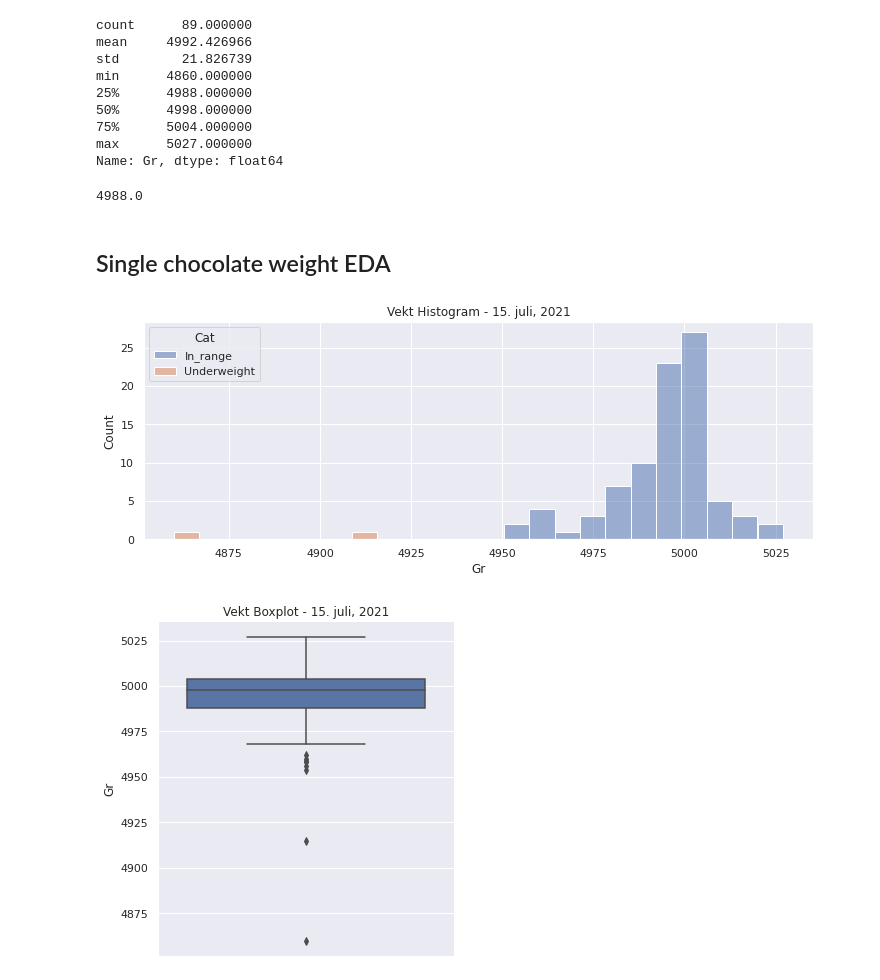
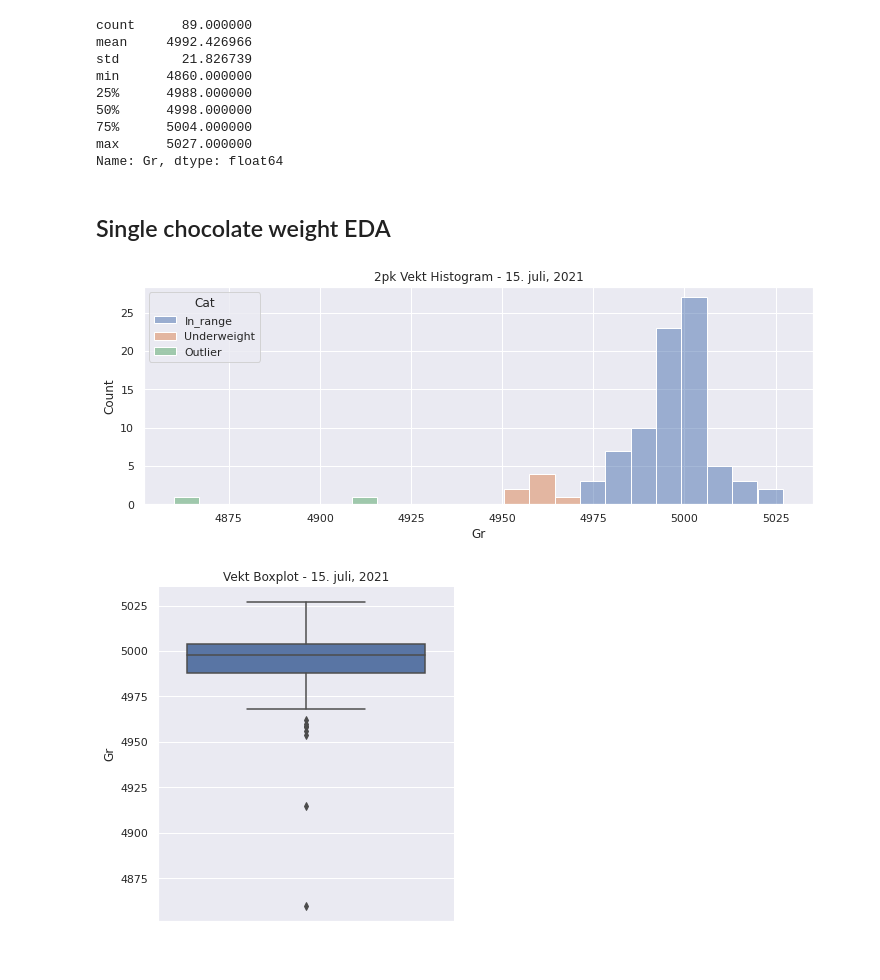
Before and after one commit to gabrielborja/python_data_analysis, a Jupyter notebook: molding_analysis.ipynb, the cells around one changed output. Drawn from its saved outputs; the diff is of its cells as text; code cells hidden in the pictures.

Commit message:
Update single weight control analysis

```diff
--- a/molding_analysis.ipynb
+++ b/molding_analysis.ipynb
@@ -1261,0 +1283,7 @@ df9 = df9.rename(columns={'Num': 'Gr'})
+# %%
+#Calculate interquantile range and lower limit
+q_25 = df9['Gr'].quantile(q=0.25)
+q_75 = df9['Gr'].quantile(q=0.75)
+iqr = q_75 - q_25
+out_qr = (df9['Gr'].mean() - 1.5*iqr)
+out_qr
@@ -1262,6 +1292,6 @@ df9 = df9.rename(columns={'Num': 'Gr'})
 # %%
-#Assign outliers category
-df9 = df9.assign(Cat = np.where(df9['Gr']<4925, 'Underweight', 'In_range'))
+#Assign weight categories
+df9 = df9.assign(Cat = np.where(df9['Gr']<4925, 'Outlier', np.where(df9['Gr'] < out_qr, 'Underweight', 'In_range')))
 df9.tail(4)
 # %% [output]
 |  | Time | Gr | Cat |
@@ -1304,20 +1334,15 @@ min      4860.000000
 75%      5004.000000
 max      5027.000000
 Name: Gr, dtype: float64
-# %%
-#Calculate 0% quantile
-df9['Gr'].quantile(q=0.25)
-# %% [output]
-4988.0
 # %% [markdown]
 ## Single chocolate weight EDA
 # %%
 #Plotting the histogram of the weights
 sns.histplot(x='Gr', data=df9, hue='Cat')
-plt.title('Vekt Histogram - 15. juli, 2021')
+plt.title('2pk Vekt Histogram - 15. juli, 2021')
 plt.show()
 # %% [output]
-[figure, old version]
+[figure, new version]
 # %%
 #Plotting the Boxplot of the weights
 sns.catplot(data=df9, y='Gr', kind='box')
```
Also changed, not shown: parts of 9 cells of this notebook.
